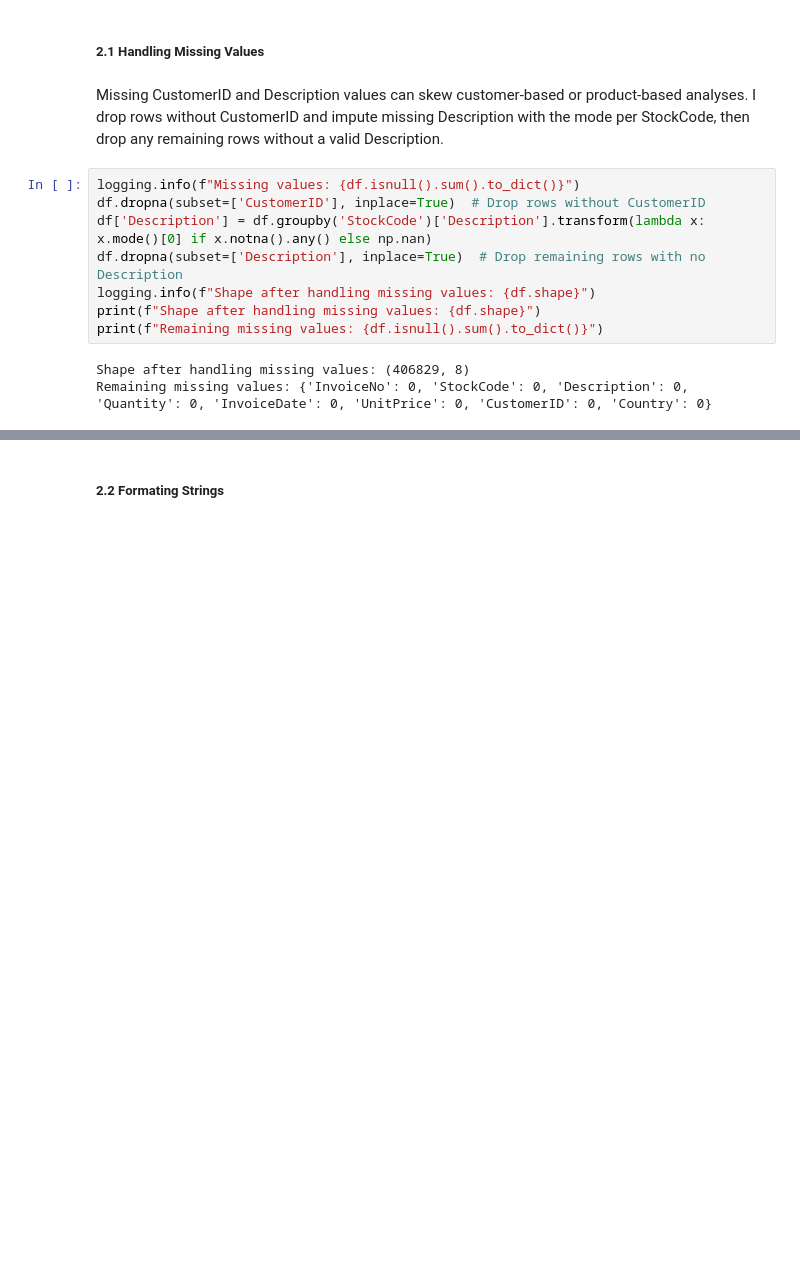
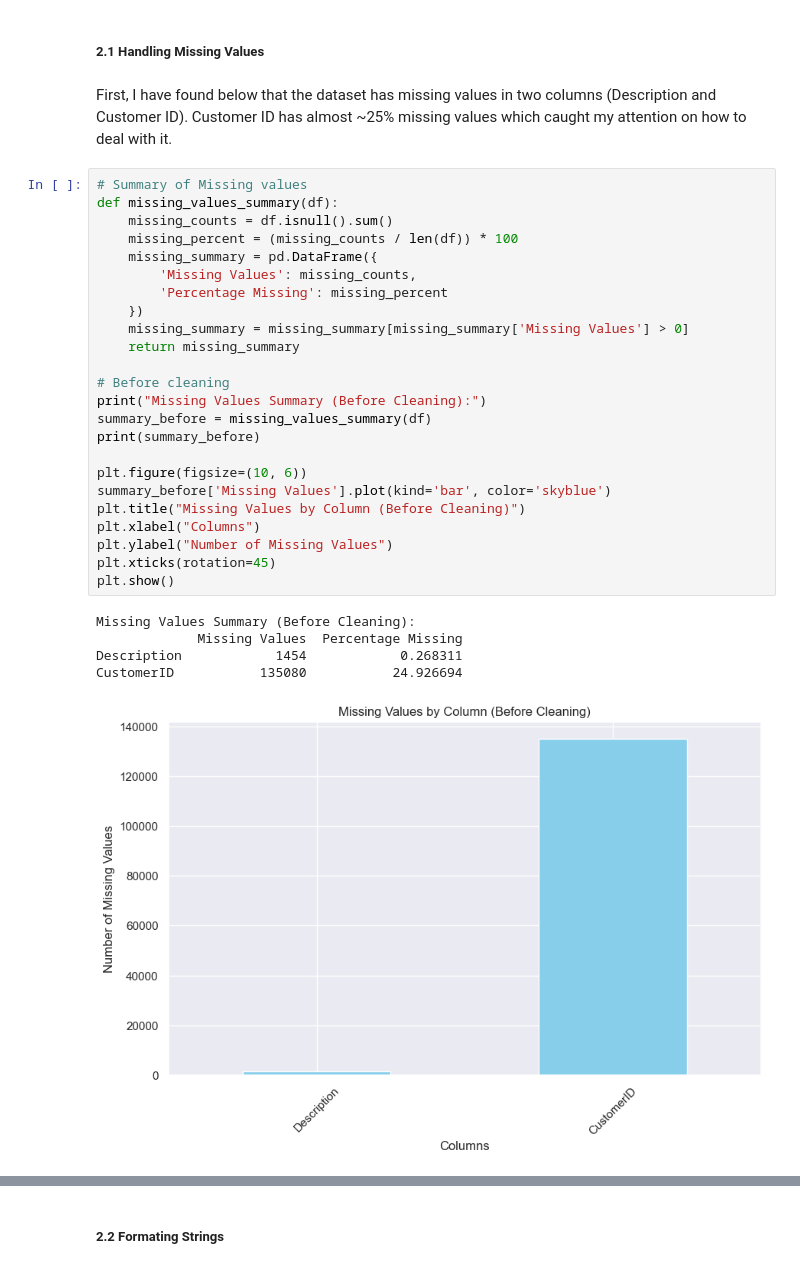
Before and after one commit to mansari40/Data-Mining-Pro-Customersegmentation, a Jupyter notebook: Customer Segmentation.ipynb, the cells around one changed output, grey strips where cells are left out. Cells and saved outputs as stored; diff of their text form; blank space fills up the shorter version.

Commit message:
Updated Cleaned Data

```diff
--- a/Customer Segmentation.ipynb
+++ b/Customer Segmentation.ipynb
@@ -112,15 +112,34 @@ memory usage: 33.6+ MB
 # %% [markdown]
 ##### 2.1 Handling Missing Values
 # %% [markdown]
-Missing CustomerID and Description values can skew customer-based or product-based analyses. I drop rows without CustomerID and impute missing Description with the mode per StockCode, then drop any remaining rows without a valid Description.
+First, I have found below that the dataset has missing values in two columns (Description and Customer ID). Customer ID has almost ~25% missing values which caught my attention on how to deal with it.
-# %%
-logging.info(f"Missing values: {df.isnull().sum().to_dict()}")
-df.dropna(subset=['CustomerID'], inplace=True)  # Drop rows without CustomerID
-df['Description'] = df.groupby('StockCode')['Description'].transform(lambda x: x.mode()[0] if x.notna().any() else np.nan)
-df.dropna(subset=['Description'], inplace=True)  # Drop remaining rows with no Description
-logging.info(f"Shape after handling missing values: {df.shape}")
-print(f"Shape after handling missing values: {df.shape}")
-print(f"Remaining missing values: {df.isnull().sum().to_dict()}")
-# %% [output]
-Shape after handling missing values: (406829, 8)
-Remaining missing values: {'InvoiceNo': 0, 'StockCode': 0, 'Description': 0, 'Quantity': 0, 'InvoiceDate': 0, 'UnitPrice': 0, 'CustomerID': 0, 'Country': 0}
+# %%
+# Summary of Missing values
+def missing_values_summary(df):
+    missing_counts = df.isnull().sum()
+    missing_percent = (missing_counts / len(df)) * 100
+    missing_summary = pd.DataFrame({
+        'Missing Values': missing_counts,
+        'Percentage Missing': missing_percent
+    })
+    missing_summary = missing_summary[missing_summary['Missing Values'] > 0]
+    return missing_summary
+
+# Before cleaning
+print("Missing Values Summary (Before Cleaning):")
+summary_before = missing_values_summary(df)
+print(summary_before)
+
+plt.figure(figsize=(10, 6))
+summary_before['Missing Values'].plot(kind='bar', color='skyblue')
+plt.title("Missing Values by Column (Before Cleaning)")
+plt.xlabel("Columns")
+plt.ylabel("Number of Missing Values")
+plt.xticks(rotation=45)
+plt.show()
+# %% [output]
+Missing Values Summary (Before Cleaning):
+             Missing Values  Percentage Missing
+Description            1454            0.268311
+CustomerID           135080           24.926694
+[figure, added]
```
Also changed, not shown: parts of 16 cells of this notebook.
